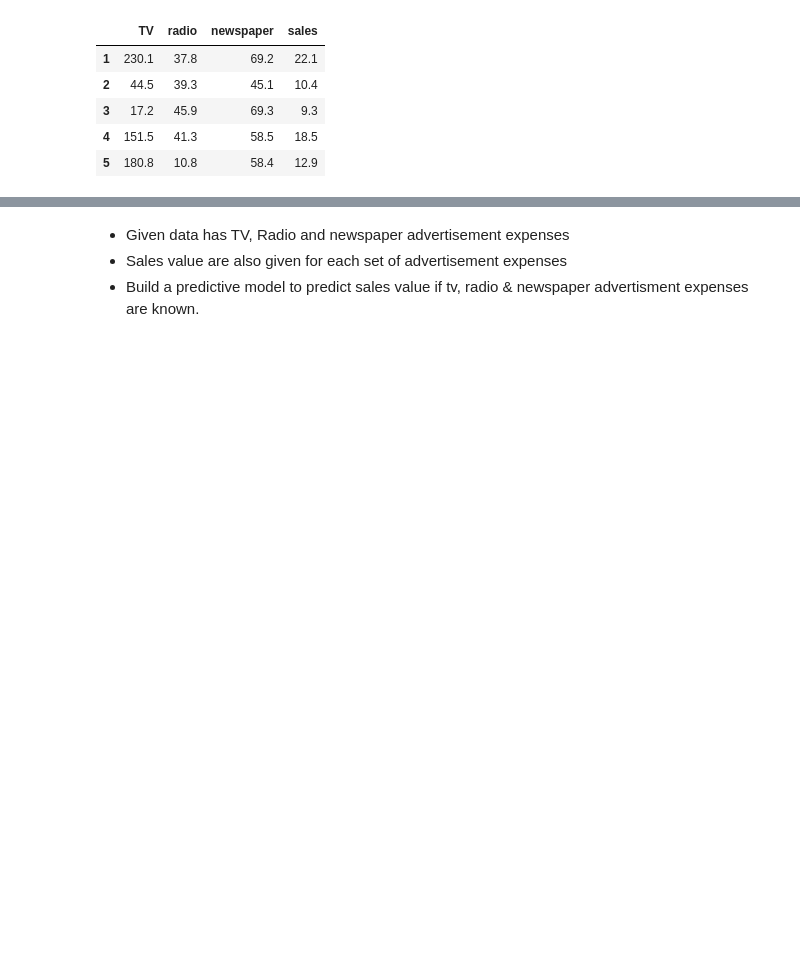
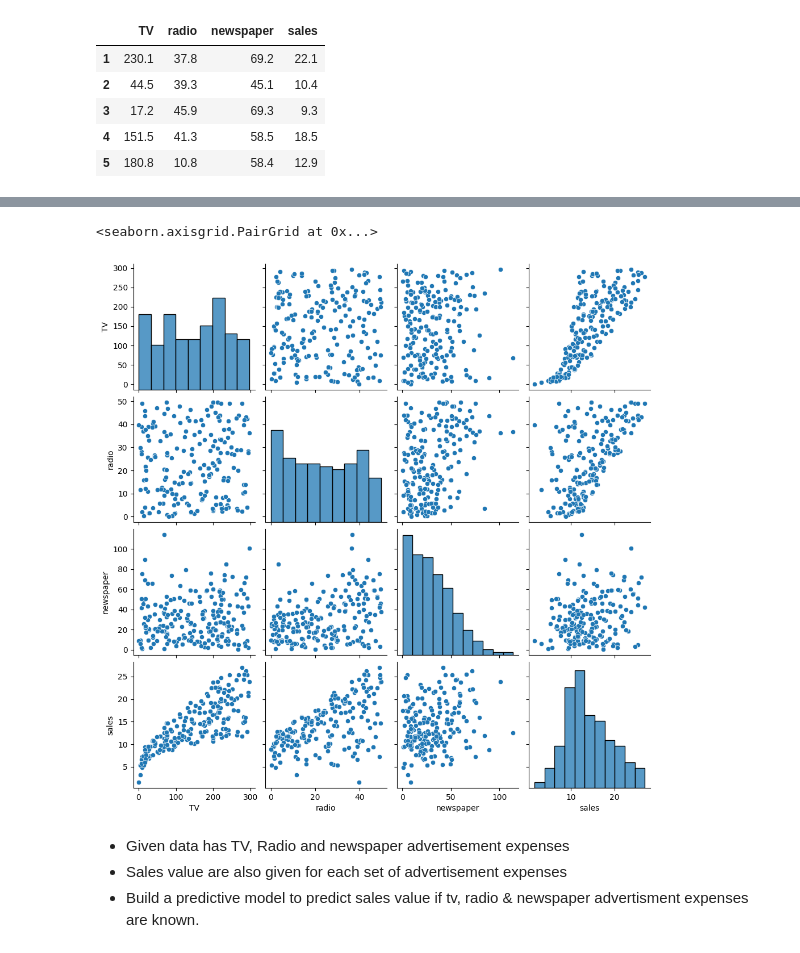
Before and after one commit to bipulshahi/theknowledgeacdemy, a Jupyter notebook: predictive_analysis/tka_predictiveAnalysis_3.ipynb, the cells around one changed output, grey strips where cells are left out. Saved outputs shown, nothing was run; the diff lists cells and outputs as text; code cells hidden in the pictures; blank space fills up the shorter version.

```diff
--- a/predictive_analysis/tka_predictiveAnalysis_3.ipynb
+++ b/predictive_analysis/tka_predictiveAnalysis_3.ipynb
@@ -133,3 +147,8 @@ df.head()
+# %%
+sns.pairplot(df)
+# %% [output]
+<seaborn.axisgrid.PairGrid at 0x...>
+[figure, added]
 # %% [markdown]
 * Given data has TV, Radio and newspaper advertisement expenses
 * Sales value are also given for each set of advertisement expenses
```
Also changed, not shown: parts of 13 cells of this notebook, 2 other files.
